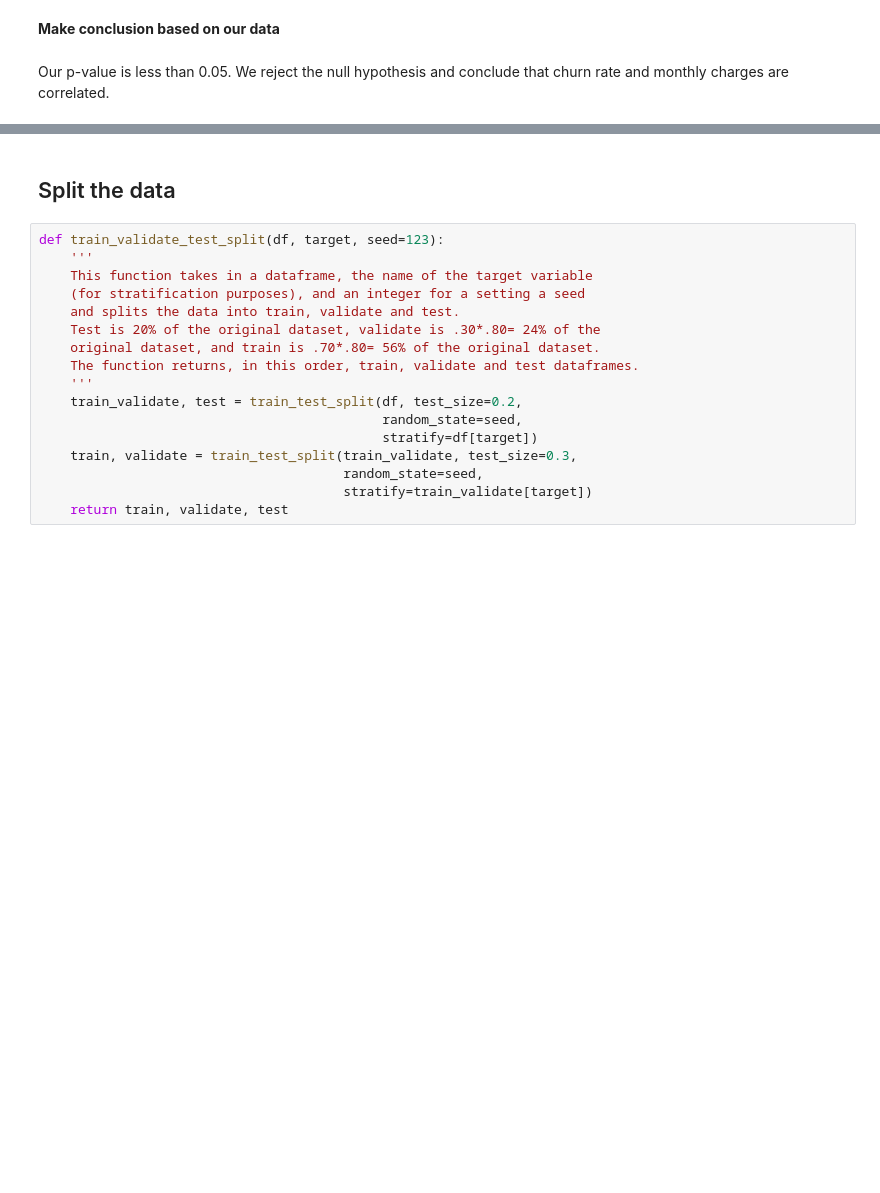
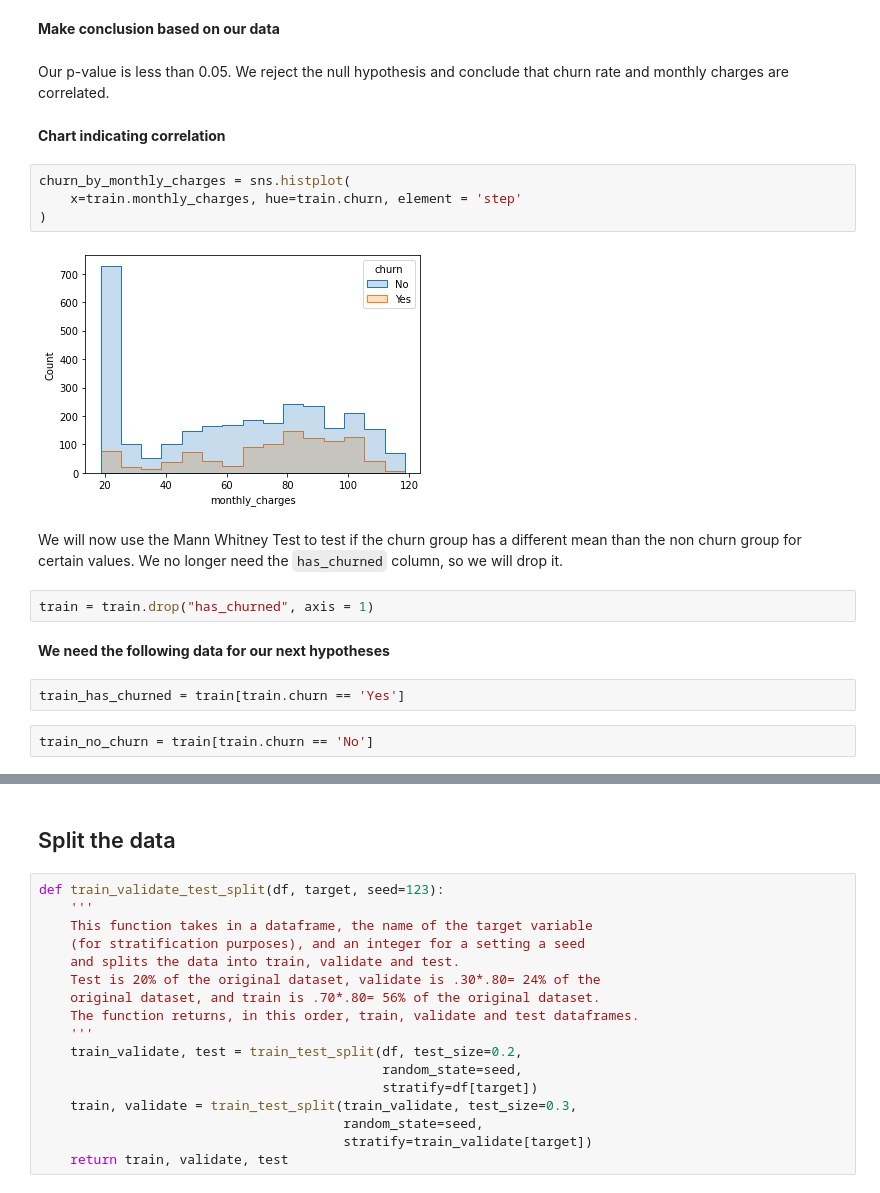
Before and after one commit to malachi-hale/Telco-project, a Jupyter notebook: Project_scratch_work.ipynb, the cells around one changed output, grey strips where cells are left out. Drawn from its saved outputs; the diff is of its cells as text; blank space fills up the shorter version.

```diff
--- a/Project_scratch_work.ipynb
+++ b/Project_scratch_work.ipynb
@@ -295,3 +327,21 @@ corr, p
 **Make conclusion based on our data**
 # %% [markdown]
 Our p-value is less than 0.05. We reject the null hypothesis and conclude that churn rate and monthly charges are correlated.
+# %% [markdown]
+**Chart indicating correlation**
+# %%
+churn_by_monthly_charges = sns.histplot(
+    x=train.monthly_charges, hue=train.churn, element = 'step'
+)
+# %% [output]
+[figure, added]
+# %% [markdown]
+We will now use the Mann Whitney Test to test if the churn group has a different mean than the non churn group for certain values. We no longer need the `has_churned` column, so we will drop it.
+# %%
+train = train.drop("has_churned", axis = 1)
+# %% [markdown]
+**We need the following data for our next hypotheses**
+# %%
+train_has_churned = train[train.churn == 'Yes']
+# %%
+train_no_churn = train[train.churn == 'No']
```
Also changed, not shown: parts of 58 cells of this notebook, 1 other file.
